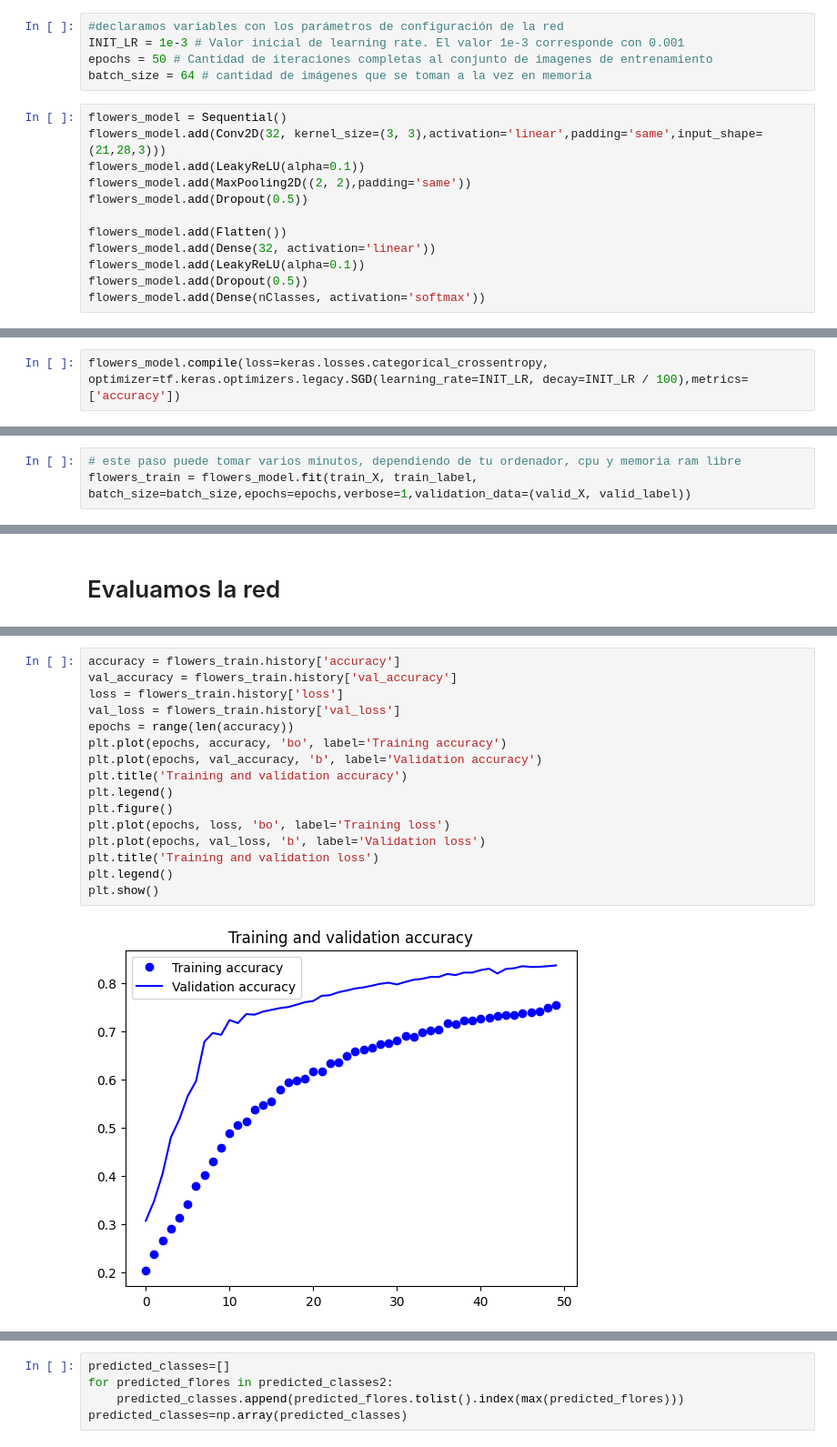
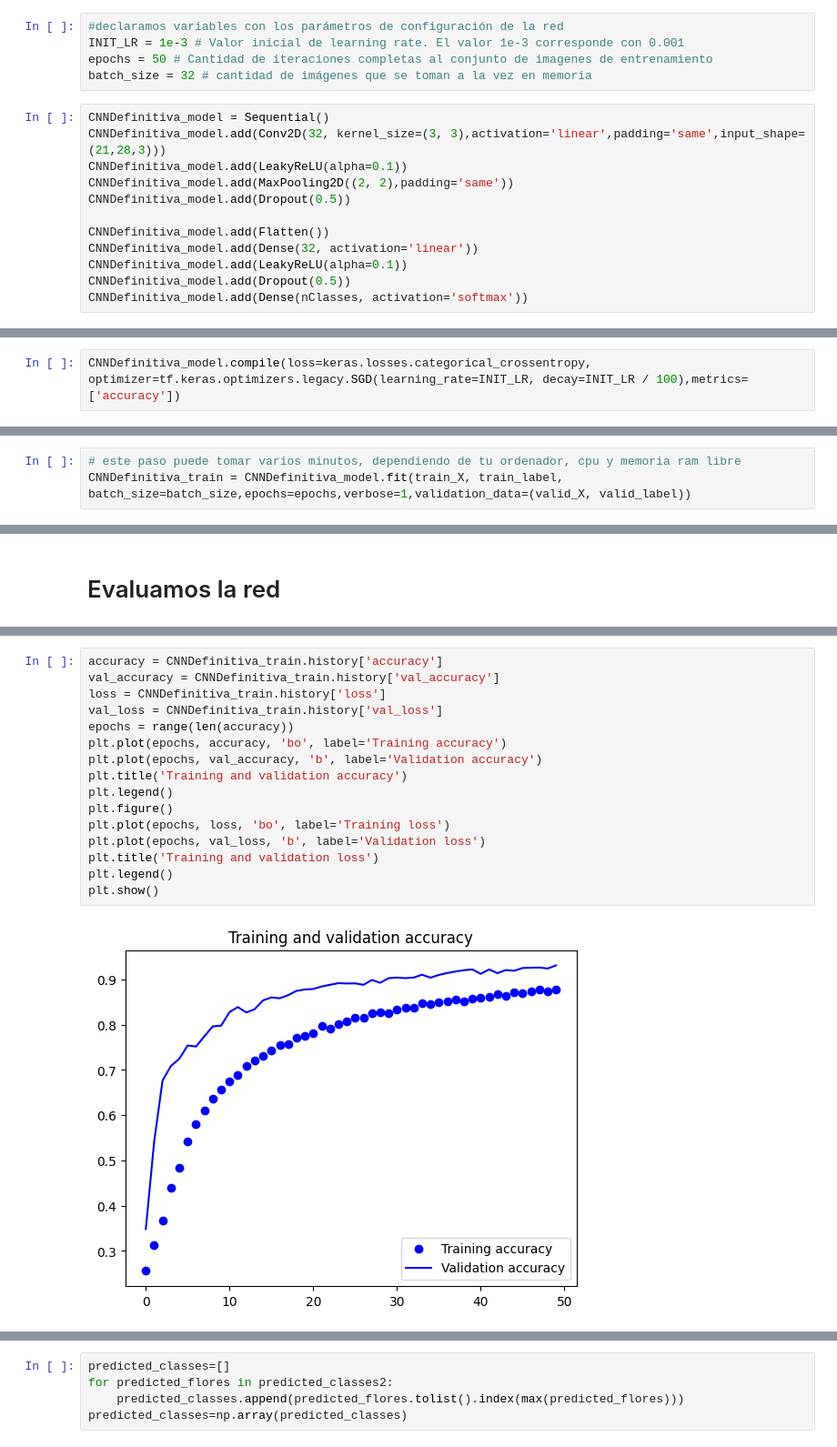
Before and after one commit to DanielMMITM/Proyectos-finales-Inteligencia-Artificial, a Jupyter notebook: ProyectoFlores/CNN.ipynb, the cells around one changed output, grey strips where cells are left out. Shown: that part at 91% size. Drawn from its saved outputs; the diff is of its cells as text.

```diff
--- a/ProyectoFlores/CNN.ipynb
+++ b/ProyectoFlores/CNN.ipynb
@@ -197,19 +196,19 @@ print(train_X.shape,valid_X.shape,train_label.shape,valid_label.shape)
 #declaramos variables con los parámetros de configuración de la red
 INIT_LR = 1e-3 # Valor inicial de learning rate. El valor 1e-3 corresponde con 0.001
 epochs = 50 # Cantidad de iteraciones completas al conjunto de imagenes de entrenamiento
-batch_size = 64 # cantidad de imágenes que se toman a la vez en memoria
+batch_size = 32 # cantidad de imágenes que se toman a la vez en memoria
 # %%
-flowers_model = Sequential()
-flowers_model.add(Conv2D(32, kernel_size=(3, 3),activation='linear',padding='same',input_shape=(21,28,3)))
-flowers_model.add(LeakyReLU(alpha=0.1))
-flowers_model.add(MaxPooling2D((2, 2),padding='same'))
-flowers_model.add(Dropout(0.5))
+CNNDefinitiva_model = Sequential()
+CNNDefinitiva_model.add(Conv2D(32, kernel_size=(3, 3),activation='linear',padding='same',input_shape=(21,28,3)))
+CNNDefinitiva_model.add(LeakyReLU(alpha=0.1))
+CNNDefinitiva_model.add(MaxPooling2D((2, 2),padding='same'))
+CNNDefinitiva_model.add(Dropout(0.5))
 
-flowers_model.add(Flatten())
-flowers_model.add(Dense(32, activation='linear'))
-flowers_model.add(LeakyReLU(alpha=0.1))
-flowers_model.add(Dropout(0.5))
-flowers_model.add(Dense(nClasses, activation='softmax'))
+CNNDefinitiva_model.add(Flatten())
+CNNDefinitiva_model.add(Dense(32, activation='linear'))
+CNNDefinitiva_model.add(LeakyReLU(alpha=0.1))
+CNNDefinitiva_model.add(Dropout(0.5))
+CNNDefinitiva_model.add(Dense(nClasses, activation='softmax'))
 # %% [output]
 WARNING:tensorflow:From c:\Users\Edani\AppData\Local\Programs\Python\Python311\Lib\site-packages\keras\src\backend.py:873: The name tf.get_default_graph is deprecated. Please use tf.compat.v1.get_defa ...
 
@@ -235,14 +234,14 @@ Trainable params: 158789 (620.27 KB)
 Non-trainable params: 0 (0.00 Byte)
 _________________________________________________________________
 # %%
-flowers_model.compile(loss=keras.losses.categorical_crossentropy, optimizer=tf.keras.optimizers.legacy.SGD(learning_rate=INIT_LR, decay=INIT_LR / 100),metrics=['accuracy'])
+CNNDefinitiva_model.compile(loss=keras.losses.categorical_crossentropy, optimizer=tf.keras.optimizers.legacy.SGD(learning_rate=INIT_LR, decay=INIT_LR / 100),metrics=['accuracy'])
 # %%
 tf.config.experimental_run_functions_eagerly(True)
 # %% [markdown]
 # Entrenamos el modelo: Aprende a clasificar imágenes
 # %%
 # este paso puede tomar varios minutos, dependiendo de tu ordenador, cpu y memoria ram libre
-flowers_train = flowers_model.fit(train_X, train_label, batch_size=batch_size,epochs=epochs,verbose=1,validation_data=(valid_X, valid_label))
+CNNDefinitiva_train = CNNDefinitiva_model.fit(train_X, train_label, batch_size=batch_size,epochs=epochs,verbose=1,validation_data=(valid_X, valid_label))
 # %% [output]
 Epoch 1/50
 WARNING:tensorflow:From c:\Users\Edani\AppData\Local\Programs\Python\Python311\Lib\site-packages\keras\src\utils\tf_utils.py:492: The name tf.ragged.RaggedTensorValue is deprecated. Please use tf.comp ...
@@ -302,18 +301,18 @@ flowers_train.history
 # %%
-accuracy = flowers_train.history['accuracy']
-val_accuracy = flowers_train.history['val_accuracy']
-loss = flowers_train.history['loss']
-val_loss = flowers_train.history['val_loss']
+accuracy = CNNDefinitiva_train.history['accuracy']
+val_accuracy = CNNDefinitiva_train.history['val_accuracy']
+loss = CNNDefinitiva_train.history['loss']
+val_loss = CNNDefinitiva_train.history['val_loss']
 epochs = range(len(accuracy))
 plt.plot(epochs, accuracy, 'bo', label='Training accuracy')
 plt.plot(epochs, val_accuracy, 'b', label='Validation accuracy')
 plt.title('Training and validation accuracy')
 plt.legend()
 plt.figure()
 plt.plot(epochs, loss, 'bo', label='Training loss')
 plt.plot(epochs, val_loss, 'b', label='Validation loss')
 plt.title('Training and validation loss')
 plt.legend()
 plt.show()
 # %% [output]
-[figure, old version]
+[figure, new version]
```
Also changed, not shown: parts of 23 cells of this notebook, 44 other files.
